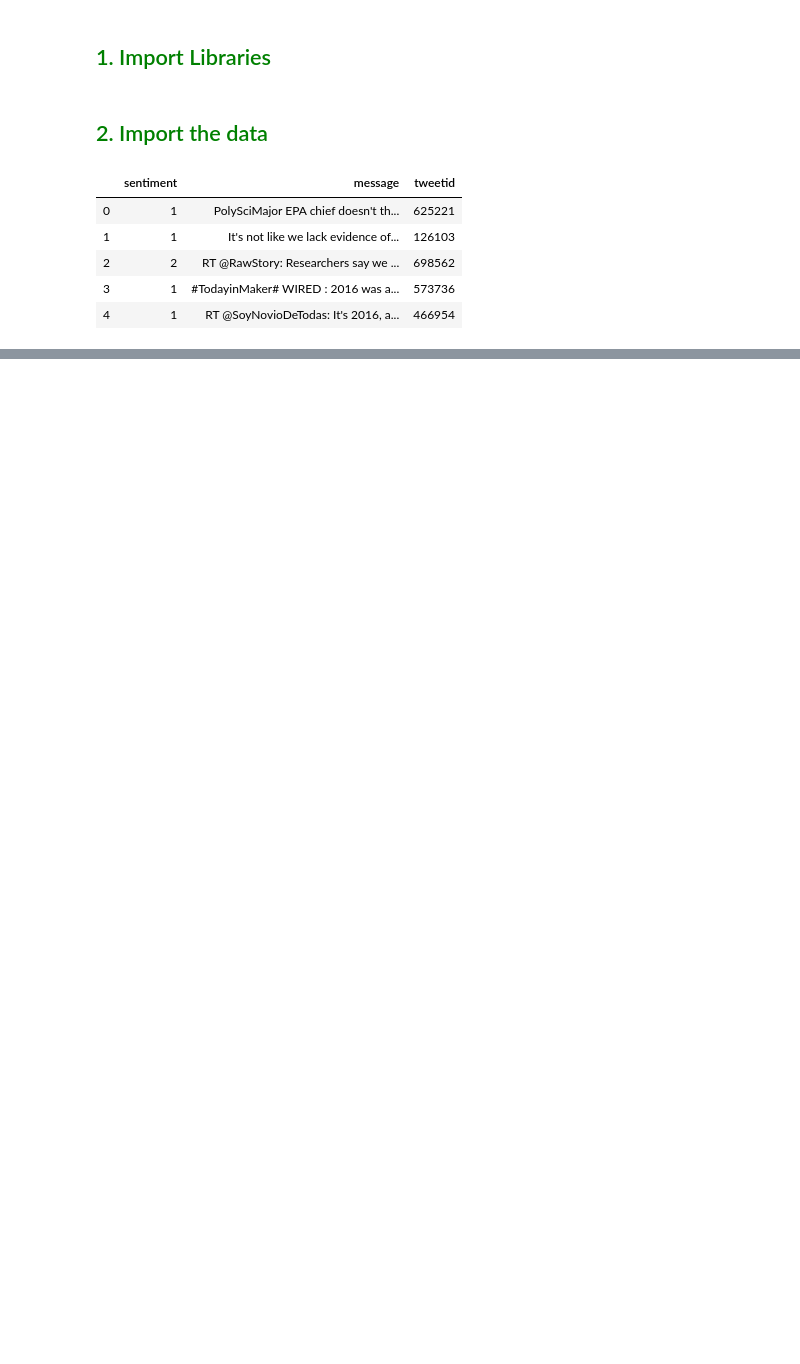
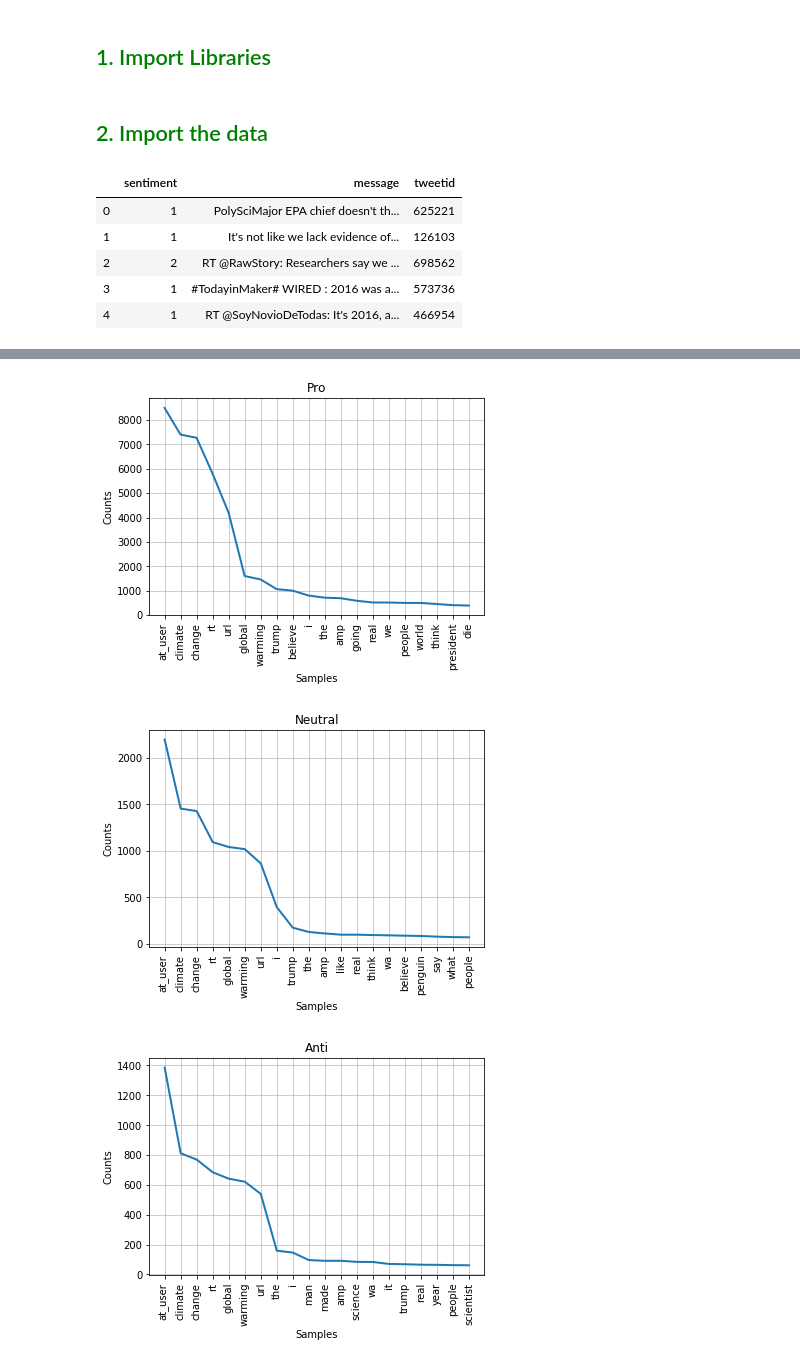
Before and after one commit to mrlondz/climate-change-edsa2020-21, a Jupyter notebook: Climate Change Belief Analysis Predict.ipynb, the cells around one changed output, grey strips where cells are left out. Drawn from its saved outputs; the diff is of its cells as text; code cells hidden in the pictures; blank space fills up the shorter version.

```diff
--- a/Climate Change Belief Analysis Predict.ipynb
+++ b/Climate Change Belief Analysis Predict.ipynb
@@ -55,0 +310,21 @@ RT @nytimesworld: One Chinese city has more to lose from what climate change may
+# %%
+words_sentiment = [all_words_pro, all_words_neutral, all_words_anti, all_words_news]
+sentiments = ['Pro', 'Neutral', 'Anti', 'News']
+
+"""Display Frequency of top 20 words for each sentiment"""
+
+plt.ion()
+x = range(4)
+for word_list, sent, a in zip(words_sentiment, sentiments, x):
+    frequency_dist = FreqDist(word_list)
+    #ax = fig.add_subplot(2,2,1+a)
+    #ax = ax.title.set_text(sent)
+    FreqDist(frequency_dist).plot(20,cumulative=False, title=sent)
+    #plt.axis("off")
+#fig.tight_layout()
+plt.ioff()
+plt.show()
+# %% [output]
+[figure, added]
+[figure, added]
+[figure, added]
```
Also changed, not shown: parts of 101 cells of this notebook.
